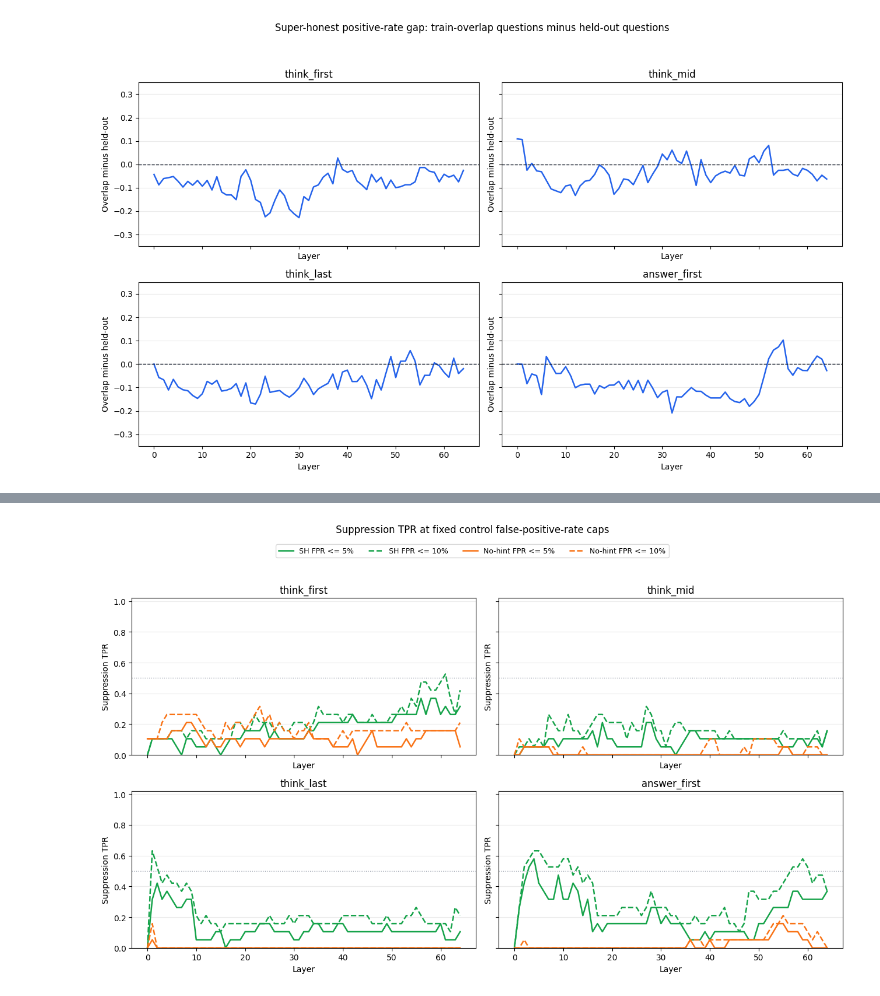
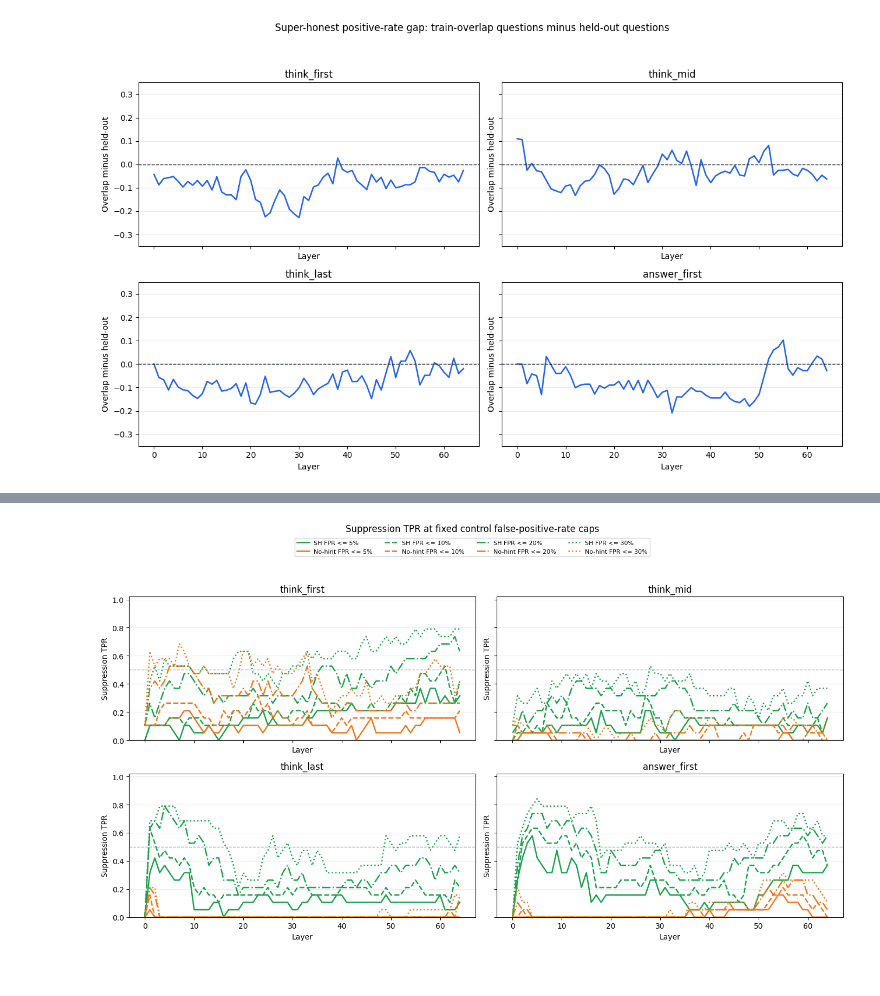
Before and after one commit to dfialkov/mind-the-gap, a Jupyter notebook: analysis.ipynb, the cells around one changed output, grey strips where cells are left out. Saved outputs shown, nothing was run; the diff lists cells and outputs as text; code cells hidden in the pictures.

```diff
--- a/analysis.ipynb
+++ b/analysis.ipynb
@@ -813,7 +813,7 @@ paths = project_paths(PROJECT)
 SEED = 103
 C = 1.0
 CONTROL_HINT_TYPES = tuple(DEFAULT_PROBE_HINT_TYPES)
-FPR_CAPS = (0.05, 0.10)
+FPR_CAPS = (0.05, 0.10, 0.20, 0.30)
 
 
 def load_jsonl(path):
@@ -1079,50 +1079,77 @@ for location, result in calibrated_tpr_results.items():
         f"{benchmark_counts(result['no_hint_heldout']):>18}"
     )
 
-metric_specs = [
-    ("tpr_at_5_super_honest_fpr", "actual_super_honest_fpr_at_5", "TPR @ <=5% super-honest FPR"),
-    ("tpr_at_10_super_honest_fpr", "actual_super_honest_fpr_at_10", "TPR @ <=10% super-honest FPR"),
-    ("tpr_at_5_no_hint_fpr", "actual_no_hint_fpr_at_5", "TPR @ <=5% no-hint FPR"),
-    ("tpr_at_10_no_hint_fpr", "actual_no_hint_fpr_at_10", "TPR @ <=10% no-hint FPR"),
-]
+metric_specs = []
+for cap in FPR_CAPS:
+    cap_key = int(round(cap * 100))
+    metric_specs.extend([
+        (
+            f"tpr_at_{cap_key}_super_honest_fpr",
+            f"actual_super_honest_fpr_at_{cap_key}",
+            f"TPR @ <={cap_key}% super-honest FPR",
+        ),
+        (
+            f"tpr_at_{cap_key}_no_hint_fpr",
+            f"actual_no_hint_fpr_at_{cap_key}",
+            f"TPR @ <={cap_key}% no-hint FPR",
+        ),
+    ])
 
 print()
 print("Best layer for each calibrated metric")
-print(f"{'Location':<14} {'Metric':<34} {'Layer':>5} {'TPR':>6} {'Actual FPR':>10}")
-print("-" * 76)
+print(f"{'Location':<14} {'Metric':<35} {'Layer':>5} {'TPR':>6} {'Actual FPR':>10}")
+print("-" * 77)
 for location, result in calibrated_tpr_results.items():
     for metric_key, fpr_key, metric_label in metric_specs:
         best = max(result["per_layer"], key=lambda row: row[metric_key])
         print(
-            f"{location:<14} {metric_label:<34} {best['layer']:>5} "
+            f"{location:<14} {metric_label:<35} {best['layer']:>5} "
             f"{best[metric_key]:>6.3f} {best[fpr_key]:>10.3f}"
         )
 
 print()
-print("Best layer by <=5% super-honest FPR, with all four metrics")
-print(
-    f"{'Location':<14} {'Layer':>5} {'SH@5':>7} {'SH@10':>7} "
-    f"{'NoHint@5':>9} {'NoHint@10':>10}"
-)
-print("-" * 60)
+print("Best layer by <=5% super-honest FPR, with calibrated TPR metrics")
+header = f"{'Location':<14} {'Layer':>5}"
+for cap in FPR_CAPS:
+    cap_key = int(round(cap * 100))
+    header += f" {f'SH@{cap_key}':>7}"
+for cap in FPR_CAPS:
+    cap_key = int(round(cap * 100))
+    header += f" {f'NoHint@{cap_key}':>10}"
+print(header)
+print("-" * len(header))
 for location, result in calibrated_tpr_results.items():
     best = max(result["per_layer"], key=lambda row: row["tpr_at_5_super_honest_fpr"])
-    print(
-        f"{location:<14} {best['layer']:>5} "
-        f"{best['tpr_at_5_super_honest_fpr']:>7.3f} "
-        f"{best['tpr_at_10_super_honest_fpr']:>7.3f} "
-        f"{best['tpr_at_5_no_hint_fpr']:>9.3f} "
-        f"{best['tpr_at_10_no_hint_fpr']:>10.3f}"
+    row_text = f"{location:<14} {best['layer']:>5}"
+    for cap in FPR_CAPS:
+        cap_key = int(round(cap * 100))
+        row_text += f" {best[f'tpr_at_{cap_key}_super_honest_fpr']:>7.3f}"
+    for cap in FPR_CAPS:
+        cap_key = int(round(cap * 100))
+        row_text += f" {best[f'tpr_at_{cap_key}_no_hint_fpr']:>10.3f}"
+    print(row_text)
+
+fig, axes = plt.subplots(2, 2, figsize=(14, 8), sharex=True, sharey=True)
+axes = axes.ravel()
+cap_styles = {
+    5: "-",
+    10: "--",
+    20: "-.",
+    30: ":",
+}
+line_styles = {}
+for cap in FPR_CAPS:
+    cap_key = int(round(cap * 100))
+    line_styles[f"tpr_at_{cap_key}_super_honest_fpr"] = (
+        f"SH FPR <= {cap_key}%",
+        "#16a34a",
+        cap_styles.get(cap_key, "-"),
     )
-
-fig, axes = plt.subplots(2, 2, figsize=(13, 8), sharex=True, sharey=True)
-axes = axes.ravel()
-line_styles = {
-    "tpr_at_5_super_honest_fpr": ("SH FPR <= 5%", "#16a34a", "-"),
-    "tpr_at_10_super_honest_fpr": ("SH FPR <= 10%", "#16a34a", "--"),
-    "tpr_at_5_no_hint_fpr": ("No-hint FPR <= 5%", "#f97316", "-"),
-    "tpr_at_10_no_hint_fpr": ("No-hint FPR <= 10%", "#f97316", "--"),
-}
+    line_styles[f"tpr_at_{cap_key}_no_hint_fpr"] = (
+        f"No-hint FPR <= {cap_key}%",
+        "#f97316",
+        cap_styles.get(cap_key, "-"),
+    )
 
 for ax, location in zip(axes, PROBE_LOCATIONS):
     rows = calibrated_tpr_results[location]["per_layer"]
@@ -1136,7 +1163,7 @@ for ax, location in zip(axes, PROBE_LOCATIONS):
             linestyle=linestyle,
             linewidth=1.8,
         )
-    ax.axhline(0.5, color="#9ca3af", linewidth=1, linestyle=":")
+    ax.axhline(0.5, color="#9ca3af", linewidth=1, linestyle="--")
     ax.set_title(location)
     ax.set_ylim(0, 1.02)
     ax.grid(True, axis="y", alpha=0.25)
@@ -1144,9 +1171,9 @@ for ax, location in zip(axes, PROBE_LOCATIONS):
     ax.set_ylabel("Suppression TPR")
 
 handles, labels = axes[0].get_legend_handles_labels()
-fig.legend(handles, labels, loc="upper center", ncol=4, bbox_to_anchor=(0.5, 0.945), fontsize=9)
+fig.legend(handles, labels, loc="upper center", ncol=4, bbox_to_anchor=(0.5, 0.955), fontsize=8)
 fig.suptitle("Suppression TPR at fixed control false-positive-rate caps")
-fig.tight_layout(rect=(0, 0, 1, 0.91))
+fig.tight_layout(rect=(0, 0, 1, 0.90))
 plt.show()
 # %% [output]
 Suppression detection at fixed control false-positive-rate caps
@@ -1169,4 +1196,4 @@ answer_first       4   0.579   0.632     0.000      0.000
-[figure, old version]
+[figure, new version]
 # %%
 # Paired-difference suppression probes
 from collections import Counter
```
Also changed, not shown: parts of 2 cells of this notebook.
